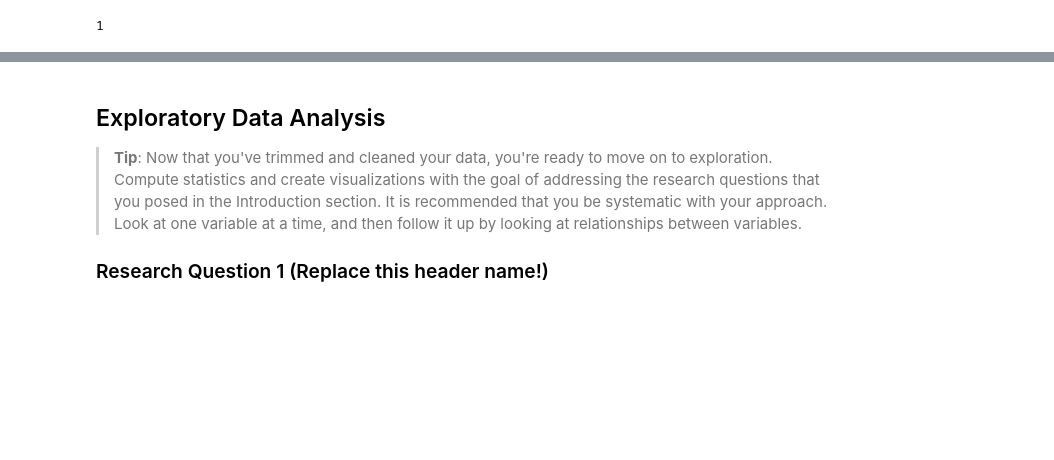
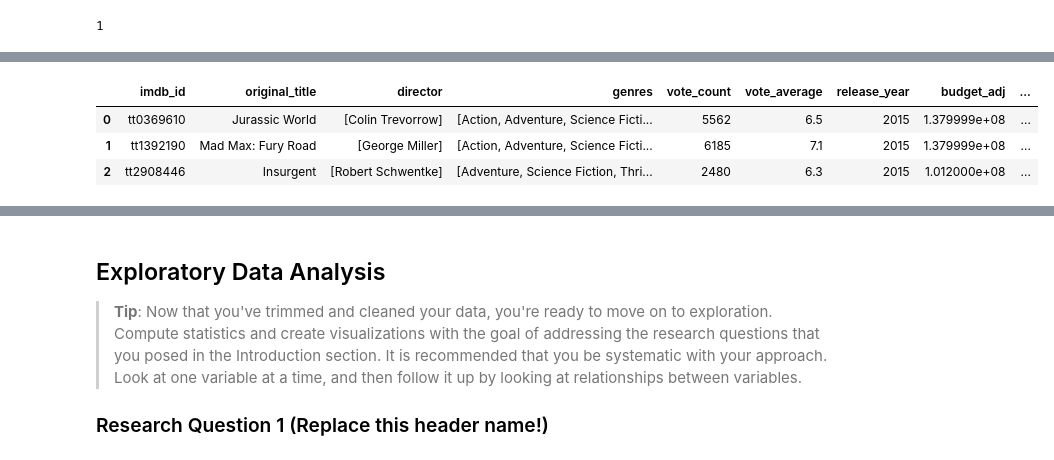
Before and after one commit to schlechu/movies_exploration, a Jupyter notebook: tmdb_exploration.ipynb, the cells around one changed output, grey strips where cells are left out. Drawn from its saved outputs; the diff is of its cells as text; code cells hidden in the pictures; blank space fills up the shorter version.

```diff
--- a/tmdb_exploration.ipynb
+++ b/tmdb_exploration.ipynb
@@ -141,0 +167,8 @@ df.duplicated().sum()
+# %%
+# let's have a quick look if the cleanup process worked as wanted
+df.head(3)
+# %% [output]
+|  | imdb_id | original_title | director | genres | vote_count | vote_average | release_year | budget_adj | ... |
+| 0 | tt0369610 | Jurassic World | [Colin Trevorrow] | [Action, Adventure, Science Ficti... | 5562 | 6.5 | 2015 | 1.379999e+08 | ... |
+| 1 | tt1392190 | Mad Max: Fury Road | [George Miller] | [Action, Adventure, Science Ficti... | 6185 | 7.1 | 2015 | 1.379999e+08 | ... |
+| 2 | tt2908446 | Insurgent | [Robert Schwentke] | [Adventure, Science Fiction, Thri... | 2480 | 6.3 | 2015 | 1.012000e+08 | ... |
```
Also changed, not shown: parts of 18 cells of this notebook.
